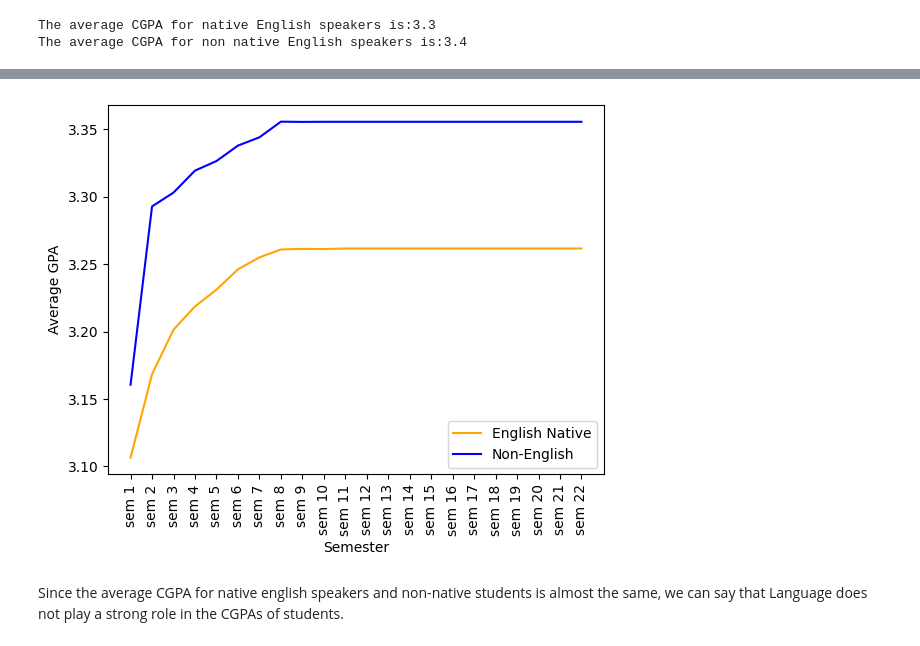
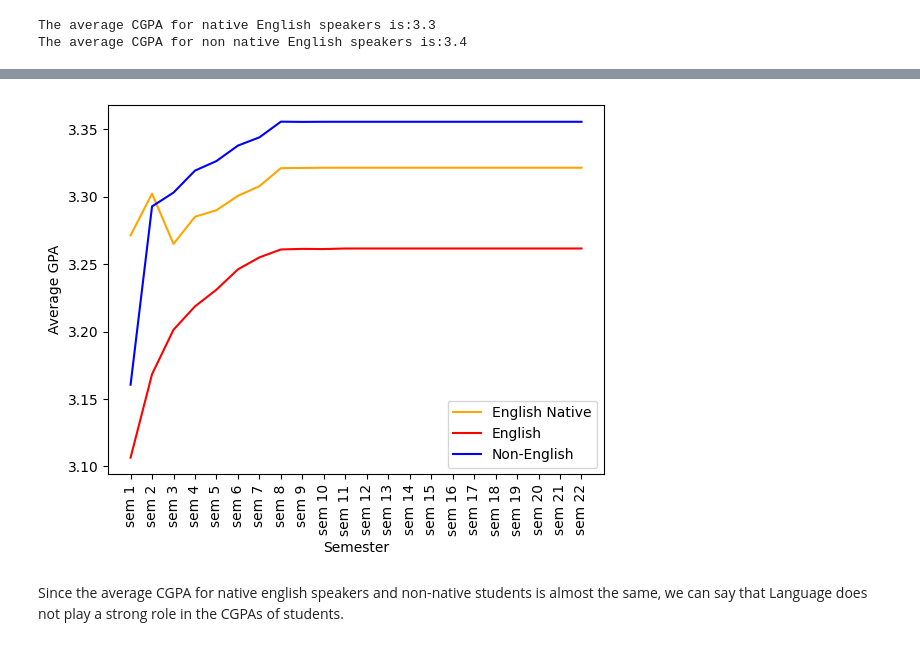
Before and after one commit to hanieljacob/Athlete-Performance-Analysis, a Jupyter notebook: Athlete-Performance.ipynb, the cells around one changed output, grey strips where cells are left out. Cells and saved outputs as stored; diff of their text form; code cells hidden in the pictures.

```diff
--- a/Athlete-Performance.ipynb
+++ b/Athlete-Performance.ipynb
@@ -3,7 +11,7 @@ Reading the CSV File
 # %%
 import pandas as pd
 import numpy as np
-df = pd.read_csv("../../data/BU Athletics Data Set v.4.csv", low_memory=False)
+df = pd.read_csv("BU Athletics Data Set v.4.csv", low_memory=False)
 pd.set_option("display.max_columns",None)
 df.head()
 # %% [output]
@@ -267,22 +457,26 @@ plt.show()
 # %%
-english_speakers = df[df['English Language'] == 'English Native']
+#feedback 5
+english_native_speakers = df[df['English Language'] == 'English Native']
 non_english_speakers = df[df['English Language'] != 'English Native']
+english_speakers = df[df['English Language'] == 'English']
 
 english_gpa = english_speakers.loc[:, 'Cumulative GPA-1st Sem':'Cumulative GPA-22nd Sem'].mean()
 non_english_gpa = non_english_speakers.loc[:, 'Cumulative GPA-1st Sem':'Cumulative GPA-22nd Sem'].mean()
+english_native_gpa = english_native_speakers.loc[:, 'Cumulative GPA-1st Sem':'Cumulative GPA-22nd Sem'].mean()
 
 x_labels = ["sem " + str(i)  for i in range(1, 23)]
 
 plt.plot(x_labels, english_gpa, label='English Native', color="orange")
+plt.plot(x_labels, english_native_gpa, label='English', color="red")
 plt.plot(x_labels, non_english_gpa, label='Non-English', color="blue")
 
 plt.xticks(rotation=90)
 plt.xlabel("Semester")
 plt.ylabel("Average GPA")
 plt.legend()
 plt.show()
 # %% [output]
-[figure, old version]
+[figure, new version]
 # %% [markdown]
 Since the average CGPA for native english speakers and non-native students is almost the same, we can say that Language does not play a strong role in the CGPAs of students.
 # %% [markdown]
```
Also changed, not shown: parts of 53 cells of this notebook.
